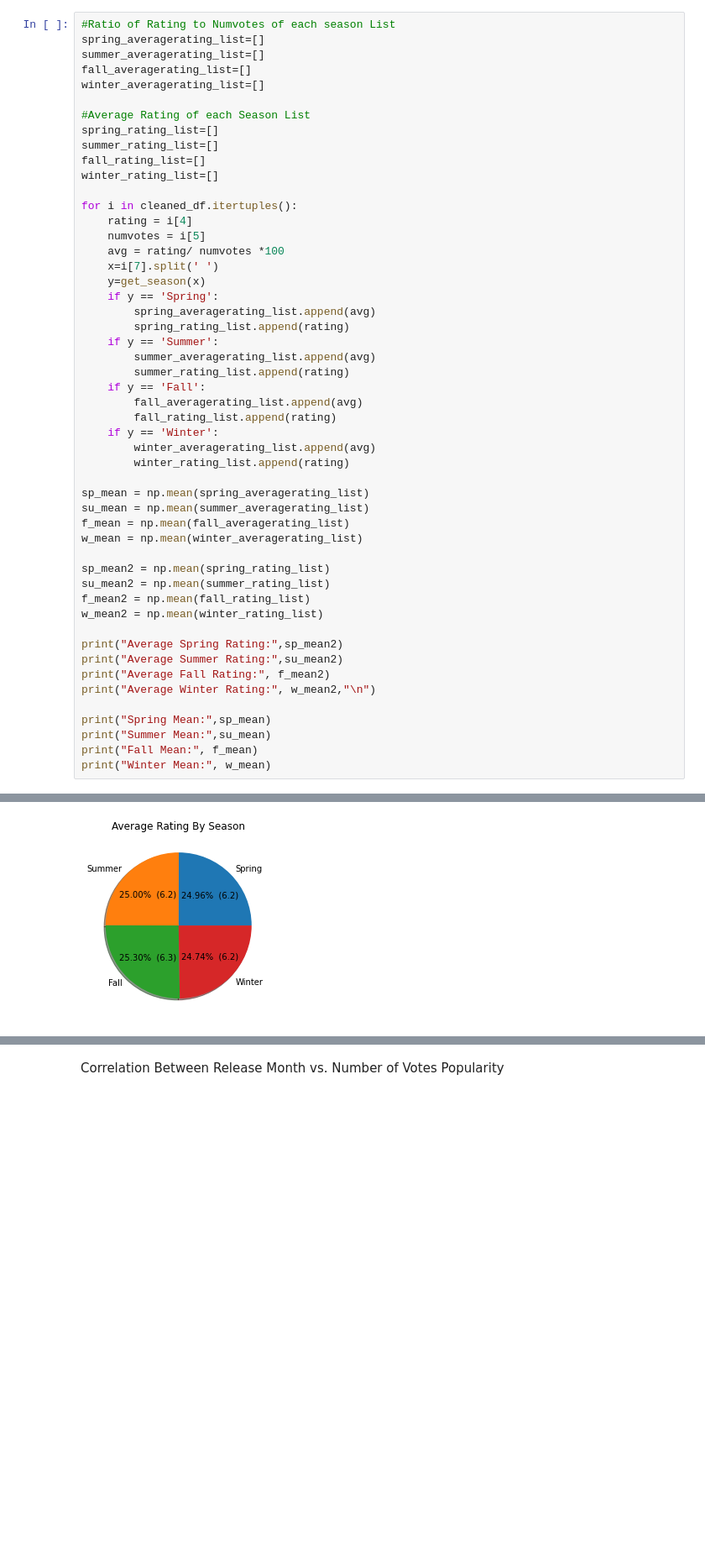
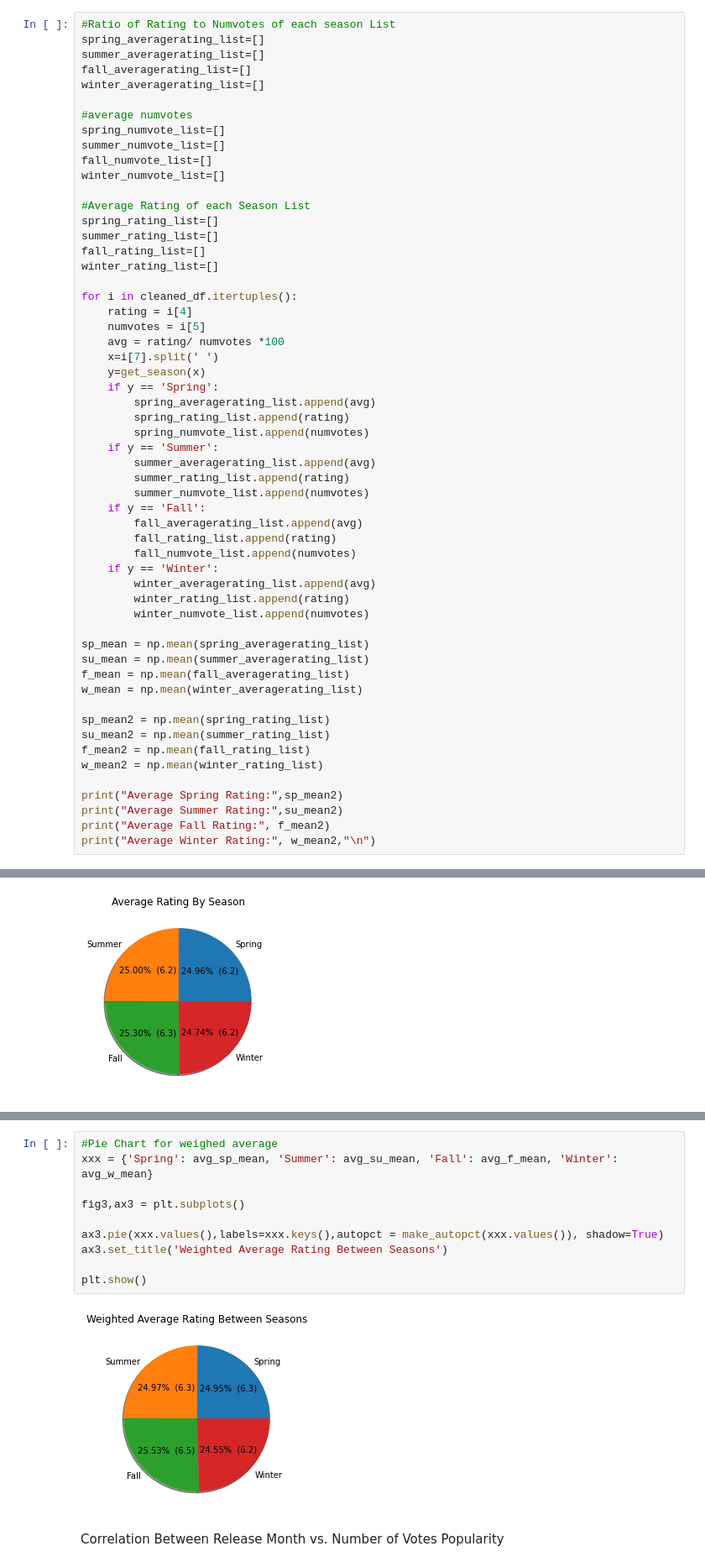
Before and after one commit to raguilarsoriano/CapstonePod5, a Jupyter notebook: Data Cleaning and merging dataframes.ipynb, the cells around one changed output, grey strips where cells are left out. Shown at 84% size. Cells and saved outputs as stored; diff of their text form; blank space fills up the shorter version.

Commit message:
made weighted average graph

```diff
--- a/Data Cleaning and merging dataframes.ipynb
+++ b/Data Cleaning and merging dataframes.ipynb
@@ -300,6 +300,12 @@ spring_averagerating_list=[]
 summer_averagerating_list=[]
 fall_averagerating_list=[]
 winter_averagerating_list=[]
+
+#average numvotes
+spring_numvote_list=[]
+summer_numvote_list=[]
+fall_numvote_list=[]
+winter_numvote_list=[]
 
 #Average Rating of each Season List
 spring_rating_list=[]
@@ -316,15 +322,19 @@ for i in cleaned_df.itertuples():
     if y == 'Spring':
         spring_averagerating_list.append(avg)
         spring_rating_list.append(rating)
+        spring_numvote_list.append(numvotes)
     if y == 'Summer':
         summer_averagerating_list.append(avg)
         summer_rating_list.append(rating)
+        summer_numvote_list.append(numvotes)
     if y == 'Fall':
         fall_averagerating_list.append(avg)
         fall_rating_list.append(rating)
+        fall_numvote_list.append(numvotes)
     if y == 'Winter':
         winter_averagerating_list.append(avg)
         winter_rating_list.append(rating)
+        winter_numvote_list.append(numvotes)
 
 sp_mean = np.mean(spring_averagerating_list)
 su_mean = np.mean(summer_averagerating_list)
@@ -340,11 +350,6 @@ print("Average Spring Rating:",sp_mean2)
 print("Average Summer Rating:",su_mean2)
 print("Average Fall Rating:", f_mean2)
 print("Average Winter Rating:", w_mean2,"\n")
-
-print("Spring Mean:",sp_mean)
-print("Summer Mean:",su_mean)
-print("Fall Mean:", f_mean)
-print("Winter Mean:", w_mean)
 # %% [output]
 Average Spring Rating: 6.238335809806834
 Average Summer Rating: 6.2497067448680355
@@ -391,3 +429,15 @@ plt.savefig('plot3.png', dpi=300, bbox_inches='tight')
+# %%
+#Pie Chart for weighed average
+xxx = {'Spring': avg_sp_mean, 'Summer': avg_su_mean, 'Fall': avg_f_mean, 'Winter': avg_w_mean}
+
+fig3,ax3 = plt.subplots()
+
+ax3.pie(xxx.values(),labels=xxx.keys(),autopct = make_autopct(xxx.values()), shadow=True)
+ax3.set_title('Weighted Average Rating Between Seasons')
+
+plt.show()
+# %% [output]
+[figure, added]
 # %% [markdown]
 Correlation Between Release Month vs. Number of Votes Popularity
 # %%
```
Also changed, not shown: parts of 3 cells of this notebook.
